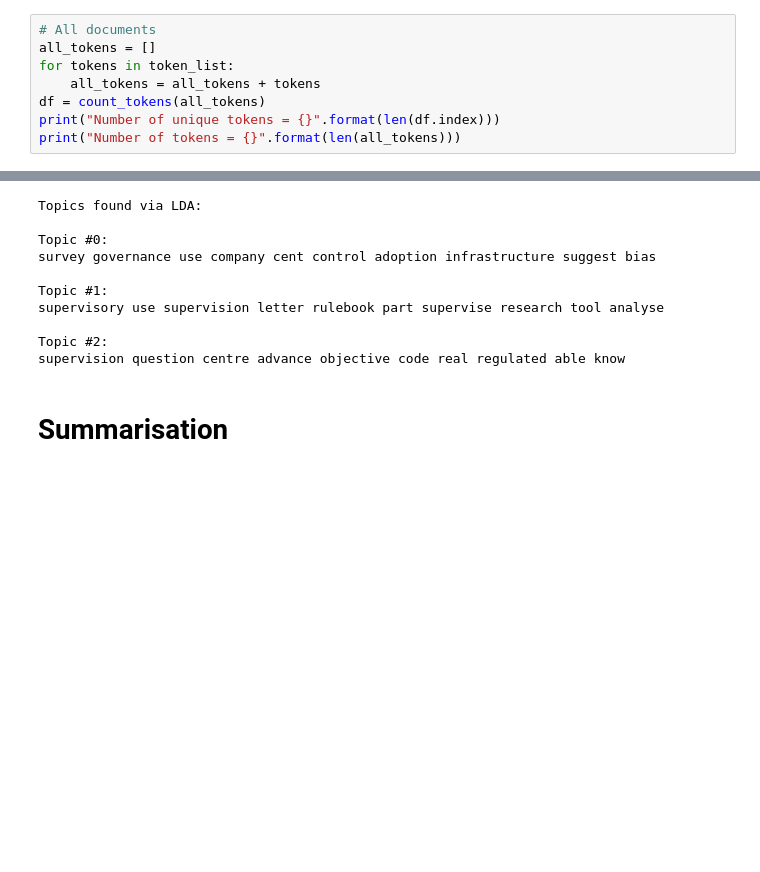
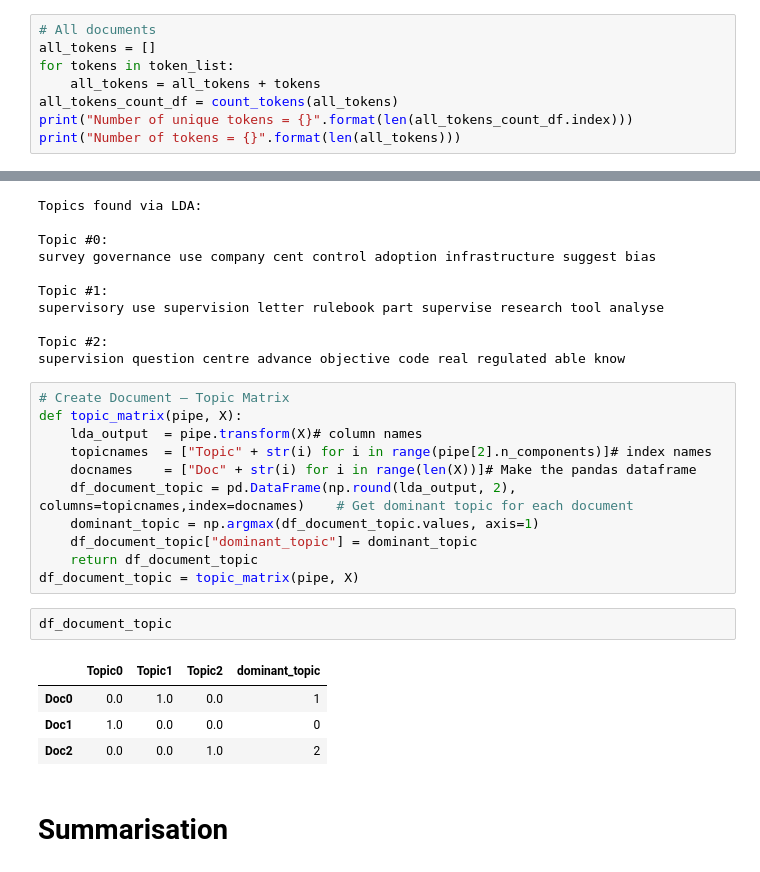
Before and after one commit to condensedWeasel/speech-nlp, a Jupyter notebook: make_slides.ipynb, the cells around one changed output, grey strips where cells are left out. Cells and saved outputs as stored; diff of their text form; blank space fills up the shorter version.

```diff
--- a/make_slides.ipynb
+++ b/make_slides.ipynb
@@ -83,8 +83,8 @@ token_counts_df.head(25)
 all_tokens = []
 for tokens in token_list:
     all_tokens = all_tokens + tokens
-df = count_tokens(all_tokens)
-print("Number of unique tokens = {}".format(len(df.index)))
+all_tokens_count_df = count_tokens(all_tokens)
+print("Number of unique tokens = {}".format(len(all_tokens_count_df.index)))
 print("Number of tokens = {}".format(len(all_tokens)))
 # %% [output]
 Number of unique tokens = 1060
@@ -222,6 +222,24 @@ supervisory use supervision letter rulebook part supervise research tool analyse
 
 Topic #2:
 supervision question centre advance objective code real regulated able know
+# %%
+# Create Document — Topic Matrix
+def topic_matrix(pipe, X):
+    lda_output  = pipe.transform(X)# column names
+    topicnames  = ["Topic" + str(i) for i in range(pipe[2].n_components)]# index names
+    docnames    = ["Doc" + str(i) for i in range(len(X))]# Make the pandas dataframe
+    df_document_topic = pd.DataFrame(np.round(lda_output, 2), columns=topicnames,index=docnames)    # Get dominant topic for each document
+    dominant_topic = np.argmax(df_document_topic.values, axis=1)
+    df_document_topic["dominant_topic"] = dominant_topic
+    return df_document_topic
+df_document_topic = topic_matrix(pipe, X)
+# %%
+df_document_topic
+# %% [output]
+|  | Topic0 | Topic1 | Topic2 | dominant_topic |
+| Doc0 | 0.0 | 1.0 | 0.0 | 1 |
+| Doc1 | 1.0 | 0.0 | 0.0 | 0 |
+| Doc2 | 0.0 | 0.0 | 1.0 | 2 |
 # %% [markdown]
 # Summarisation
 # %%
```
Also changed, not shown: parts of 1 cell of this notebook, 1 other file.
